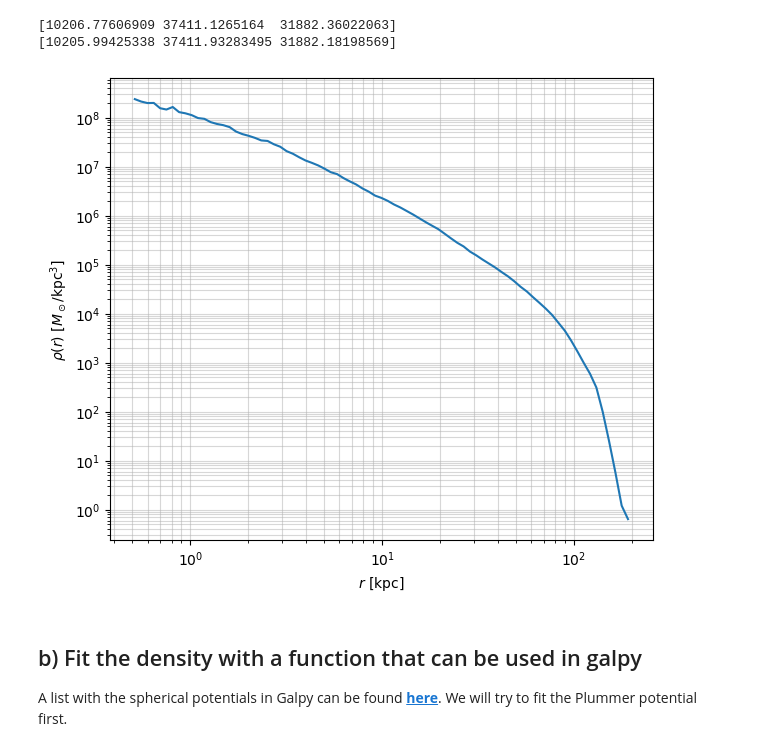
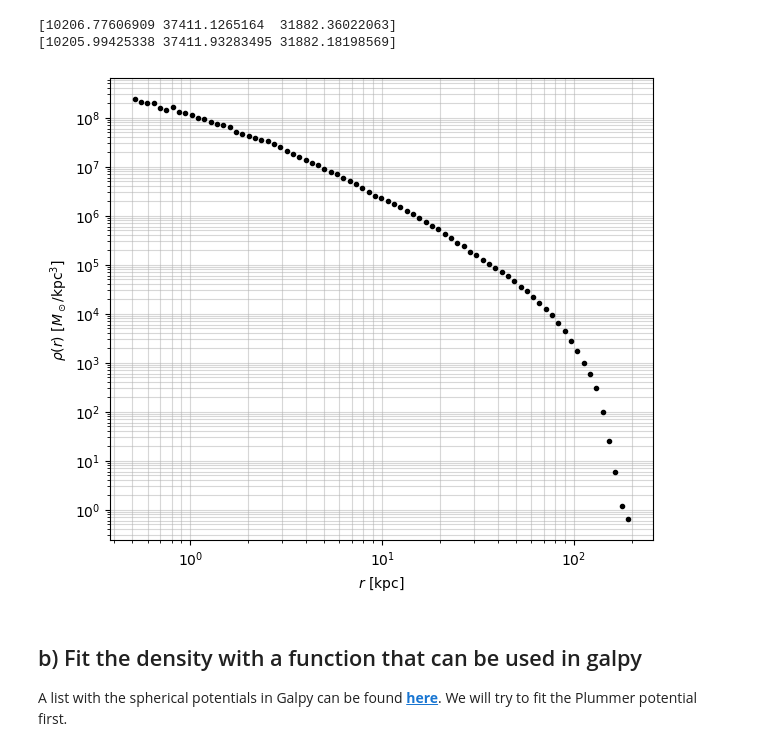
Before and after one commit to gvansan/TANA_notebooks, a Jupyter notebook: Project/hdf5_file_mathijs.ipynb, the cells around one changed output. Cells and saved outputs as stored; diff of their text form; code cells hidden in the pictures.

```diff
--- a/Project/hdf5_file_mathijs.ipynb
+++ b/Project/hdf5_file_mathijs.ipynb
@@ -350,33 +350,33 @@ print(most_bound)
 # %%
 center_of_mass = np.mean(coordinates, axis=0)
 radius_particles = np.linalg.norm(coordinates - most_bound, axis=1) #compute the radius of each particle (distance to most bound particle)
 
 
 # Log-spaced bins
 N_bins = 80
 r_min = np.percentile(radius_particles, 0.1)     # avoid r=0 bin
 r_max = np.max(radius_particles)
 r_bins = np.logspace(np.log10(r_min), np.log10(r_max), N_bins)
 
 particles_per_bin, _ = np.histogram(radius_particles, bins = r_bins) #array with the radius of each particle in N_bins bins
 shell_volume = (4/3)*np.pi*(r_bins[1:]**3 - r_bins[:-1]**3) #volume of shell (r_i+1 - r_i)
 rho_data = particles_per_bin*m_dm/shell_volume
 r_mid = np.sqrt(r_bins[1:] * r_bins[:-1])
 
 # Poisson uncertainty
 sigma_rho = m_dm * np.sqrt(np.maximum(particles_per_bin, 1)) / shell_volume
 sigma_log10 = (1/np.log(10)) * sigma_rho / np.maximum(rho_data, 1e-300)
 
 import matplotlib.pyplot as plt
 plt.figure(figsize= (7,6))
-plt.loglog(r_mid, rho_data)
+plt.loglog(r_mid, rho_data, "k.", label="Data")
 plt.xlabel(r"$r$ [kpc]")
 plt.ylabel(r"$\rho(r)$ [$M_\odot$/kpc$^3$]")
 plt.grid(which = 'both', alpha = 0.5)
 plt.savefig('densitydata.png')
 plt.show()
 # %% [output]
-[figure, old version]
+[figure, new version]
 # %% [markdown]
 ## b) Fit the density with a function that can be used in galpy
 
```
Also changed, not shown: parts of 1 cell of this notebook, 2 other files.
